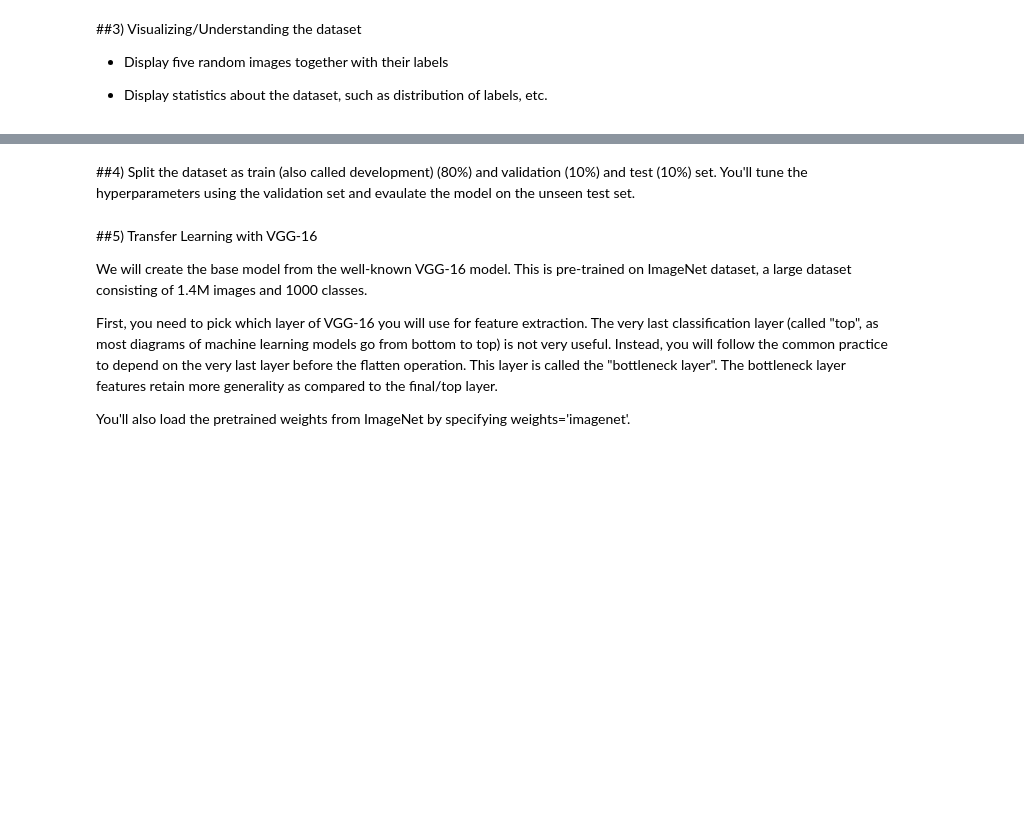
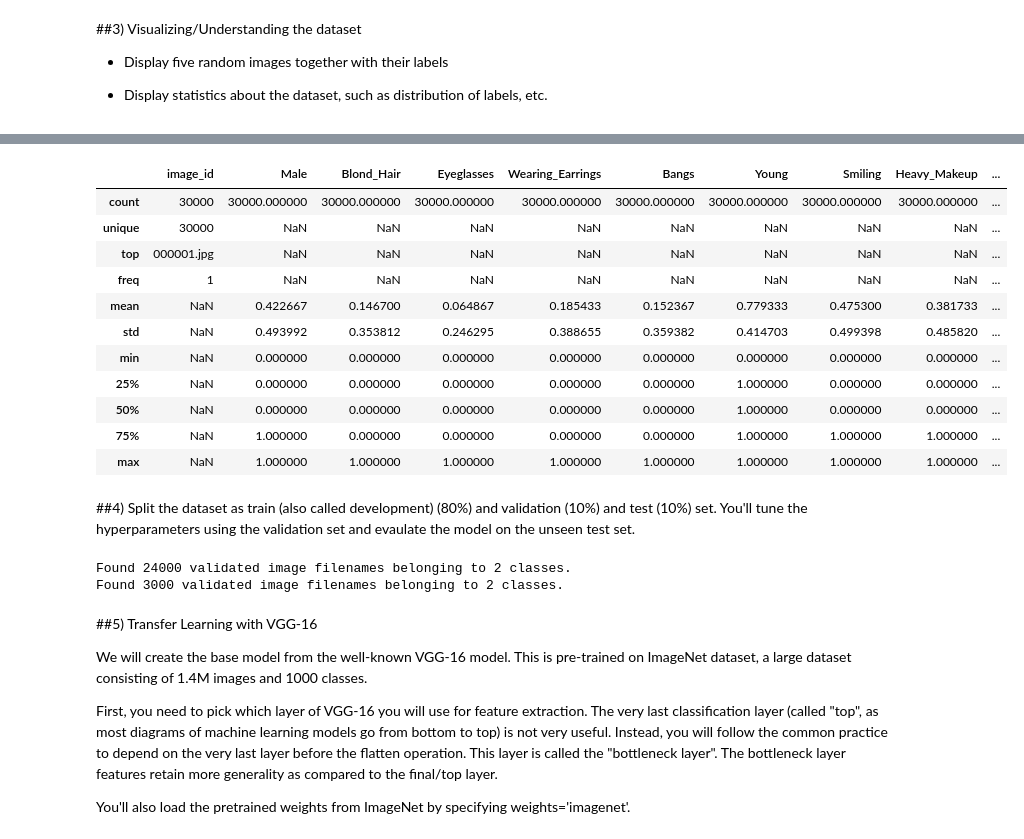
Before and after one commit to hasanenesguray/Homework, a Jupyter notebook: Copy_of_CS412_HW4_2023_starter.ipynb, the cells around one changed output, grey strips where cells are left out. Cells and saved outputs as stored; diff of their text form; code cells hidden in the pictures; blank space fills up the shorter version.

```diff
--- a/Copy_of_CS412_HW4_2023_starter.ipynb
+++ b/Copy_of_CS412_HW4_2023_starter.ipynb
@@ -118,3 +218,19 @@ img
+# %%
+#display statistics about the dataset, such as distribution of labels, etc.
+data.describe(include='all')
+# %% [output]
+|  | image_id | Male | Blond_Hair | Eyeglasses | Wearing_Earrings | Bangs | Young | Smiling | Heavy_Makeup | ... |
+| count | 30000 | 30000.000000 | 30000.000000 | 30000.000000 | 30000.000000 | 30000.000000 | 30000.000000 | 30000.000000 | 30000.000000 | ... |
+| unique | 30000 | NaN | NaN | NaN | NaN | NaN | NaN | NaN | NaN | ... |
+| top | 000001.jpg | NaN | NaN | NaN | NaN | NaN | NaN | NaN | NaN | ... |
+| freq | 1 | NaN | NaN | NaN | NaN | NaN | NaN | NaN | NaN | ... |
+| mean | NaN | 0.422667 | 0.146700 | 0.064867 | 0.185433 | 0.152367 | 0.779333 | 0.475300 | 0.381733 | ... |
+| std | NaN | 0.493992 | 0.353812 | 0.246295 | 0.388655 | 0.359382 | 0.414703 | 0.499398 | 0.485820 | ... |
+| min | NaN | 0.000000 | 0.000000 | 0.000000 | 0.000000 | 0.000000 | 0.000000 | 0.000000 | 0.000000 | ... |
+| 25% | NaN | 0.000000 | 0.000000 | 0.000000 | 0.000000 | 0.000000 | 1.000000 | 0.000000 | 0.000000 | ... |
+| 50% | NaN | 0.000000 | 0.000000 | 0.000000 | 0.000000 | 0.000000 | 1.000000 | 0.000000 | 0.000000 | ... |
+| 75% | NaN | 1.000000 | 0.000000 | 0.000000 | 0.000000 | 0.000000 | 1.000000 | 1.000000 | 1.000000 | ... |
+| max | NaN | 1.000000 | 1.000000 | 1.000000 | 1.000000 | 1.000000 | 1.000000 | 1.000000 | 1.000000 | ... |
 # %% [markdown]
 ##4) Split the dataset as train (also called development) (80%) and validation (10%) and test (10%) set. You'll tune the hyperparameters using the validation set and evaulate the model on the unseen test set.
 # %%
@@ -128,11 +244,12 @@ train_df, test_df = train_test_split(train_df, test_size=1/9, random_state=42, s
 data_path = "/content/data/celeba_30k" #where you extracted the zip file
 total_train = train_df.shape[0]
 total_validate = val_df.shape[0]
-batch_size=...
+batch_size=128
 
 #create the test_generator accordingly
 
-from keras.preprocessing.image import ImageDataGenerator, load_img
+from keras.preprocessing.image import ImageDataGenerator
+from tensorflow.keras.utils import load_img
 
 
 train_datagen = ImageDataGenerator() #augmentations for training set... https://www.tensorflow.org/api_docs/python/tf/keras/preprocessing/image/ImageDataGenerator
@@ -159,6 +276,9 @@ val_generator = val_datagen.flow_from_dataframe(
     class_mode='categorical',
     batch_size=batch_size
 )
+# %% [output]
+Found 24000 validated image filenames belonging to 2 classes.
+Found 3000 validated image filenames belonging to 2 classes.
 # %% [markdown]
 ##5) Transfer Learning with VGG-16
 
```
Also changed, not shown: parts of 16 cells of this notebook.
